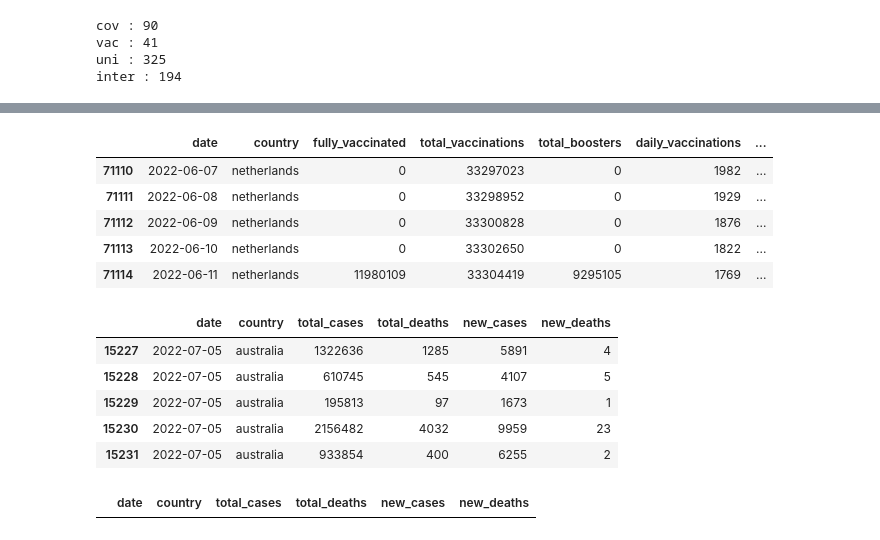
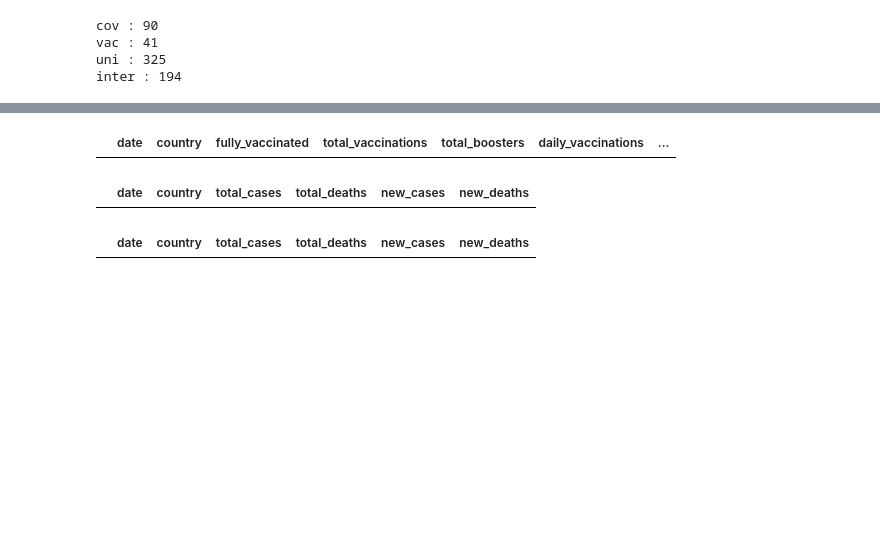
Before and after one commit to Akashkunwar/dscodes, a Jupyter notebook: cases_vaccination.ipynb, the cells around one changed output, grey strips where cells are left out. Drawn from its saved outputs; the diff is of its cells as text; code cells hidden in the pictures; blank space fills up the shorter version.

```diff
--- a/cases_vaccination.ipynb
+++ b/cases_vaccination.ipynb
@@ -331,9 +327,4 @@ vaccine_df[vaccine_df.country=='sint maarten (dutch part)'].tail()
 # %%
-vaccine_df[vaccine_df.country=='netherlands'].tail()
+vaccine_df[vaccine_df.country=='winter olympics 2022'].tail()
 # %% [output]
 |  | date | country | fully_vaccinated | total_vaccinations | total_boosters | daily_vaccinations | ... |
-| 71110 | 2022-06-07 | netherlands | 0 | 33297023 | 0 | 1982 | ... |
-| 71111 | 2022-06-08 | netherlands | 0 | 33298952 | 0 | 1929 | ... |
-| 71112 | 2022-06-09 | netherlands | 0 | 33300828 | 0 | 1876 | ... |
-| 71113 | 2022-06-10 | netherlands | 0 | 33302650 | 0 | 1822 | ... |
-| 71114 | 2022-06-11 | netherlands | 11980109 | 33304419 | 9295105 | 1769 | ... |
@@ -352,12 +331,7 @@ vaccine_df[vaccine_df.country=='netherlands'].tail()
 # %%
-covid_df[covid_df.country=='australia'].tail()
+covid_df[covid_df.country=='winter olympics 2022'].tail()
 # %% [output]
 |  | date | country | total_cases | total_deaths | new_cases | new_deaths |
-| 15227 | 2022-07-05 | australia | 1322636 | 1285 | 5891 | 4 |
-| 15228 | 2022-07-05 | australia | 610745 | 545 | 4107 | 5 |
-| 15229 | 2022-07-05 | australia | 195813 | 97 | 1673 | 1 |
-| 15230 | 2022-07-05 | australia | 2156482 | 4032 | 9959 | 23 |
-| 15231 | 2022-07-05 | australia | 933854 | 400 | 6255 | 2 |
 # %%
 covid_df[covid_df.country=='saint helena, ascension and tristan da cunha'].tail()
 # %% [output]
```
Also changed, not shown: parts of 8 cells of this notebook.
